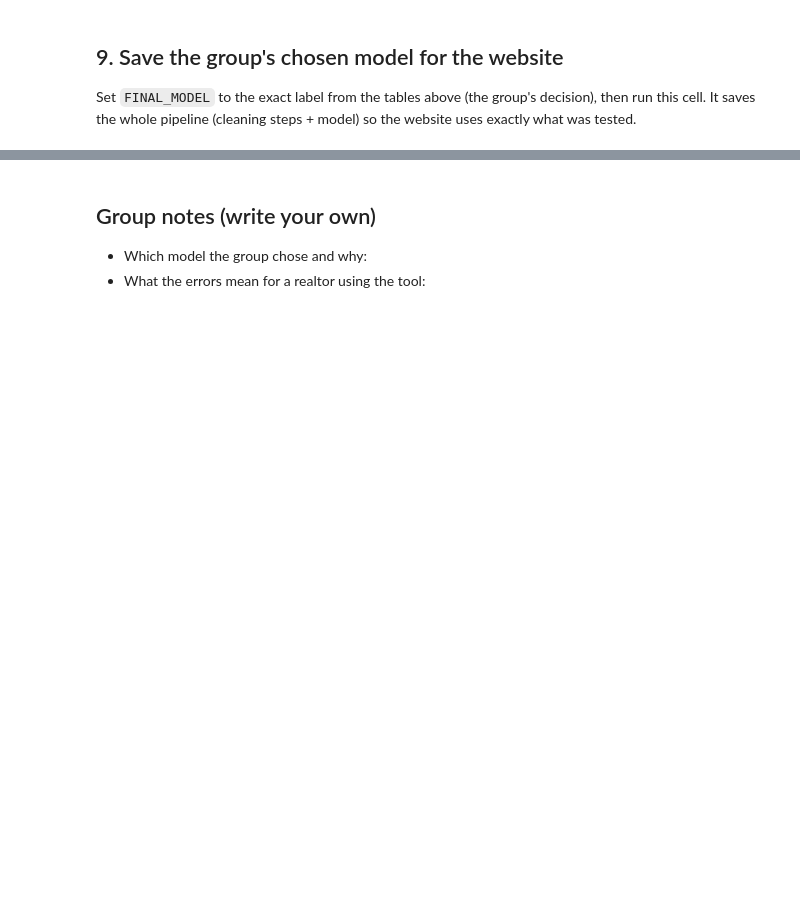
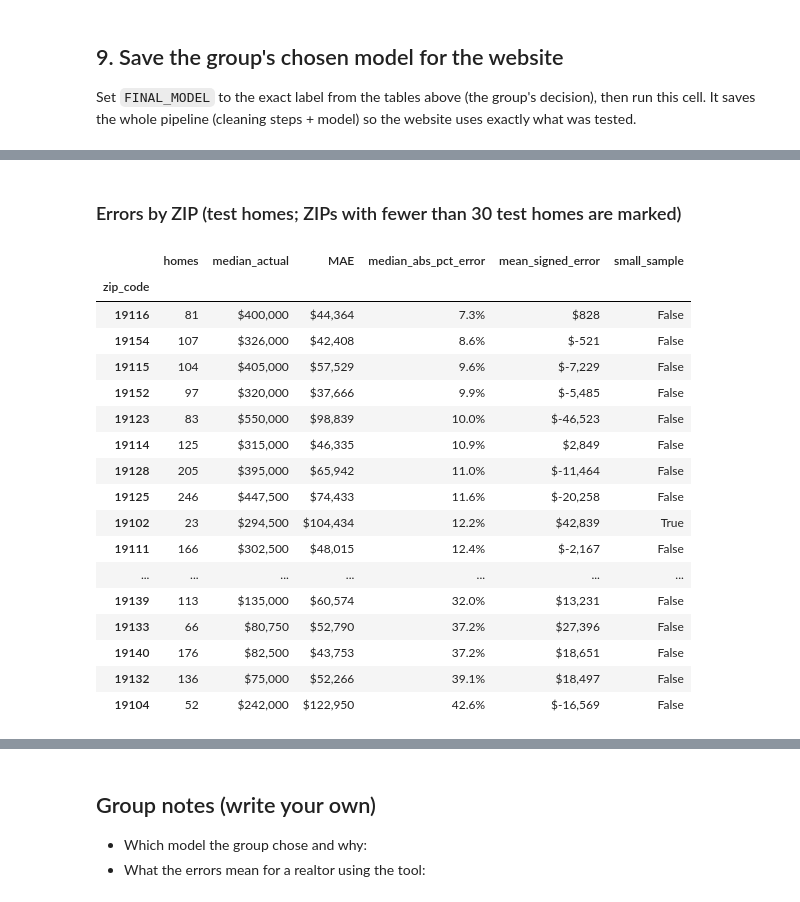
Before and after one commit to HyeseongO/philly-home-price-predictor, a Jupyter notebook: notebook/Group_Project_Modeling.ipynb, the cells around one changed output, grey strips where cells are left out. Drawn from its saved outputs; the diff is of its cells as text; code cells hidden in the pictures; blank space fills up the shorter version.

```diff
--- a/notebook/Group_Project_Modeling.ipynb
+++ b/notebook/Group_Project_Modeling.ipynb
@@ -253,7 +259,7 @@ pd.DataFrame(gap).style.format({"Train MAE": "${:,.0f}", "Test MAE": "${:,.0f}",
 Set `FINAL_MODEL` to the exact label from the tables above (the group's decision), then run this cell.
 It saves the whole pipeline (cleaning steps + model) so the website uses exactly what was tested.
 # %%
-FINAL_MODEL = None   # e.g. "Gradient Boosting | log(price)"  <- group fills in
+FINAL_MODEL = "Random Forest | price"   # group decision, 2026-10-13
 
 if FINAL_MODEL is None:
     print("No model chosen yet. Set FINAL_MODEL to one of:")
@@ -264,7 +270,8 @@ else:
     final = CANDIDATES[FINAL_MODEL]          # already fit on the training set in section 7
     joblib.dump({"model": final, "numeric": NUMERIC, "categorical": CATEGORICAL,
                  "trained_on": "philly_sf_sales_clean.csv, bundles dropped, random 80/20 train split"},
-                "app/model.joblib")
+                "app/model.joblib", compress=3)
+    print(f"model file size: {os.path.getsize('app/model.joblib')/1e6:.1f} MB")
     sample = X_test.iloc[[0]]
     print("saved app/model.joblib | check prediction for the website:", sample.to_dict("records")[0],
           f"-> ${final.predict(sample)[0]:,.0f}")
@@ -280,0 +348,8 @@ Gradient Boosting | log(price)
+# %%
+bands = [25_000, 100_000, 200_000, 300_000, 500_000, 1_000_000, np.inf]
+labels = ["$25K-100K", "$100K-200K", "$200K-300K", "$300K-500K", "$500K-1M", "$1M+"]
+res["price_band"] = pd.cut(res["actual"], bands, labels=labels)
+by_band = res.groupby("price_band", observed=True).agg(
+    homes=("actual", "size"), MAE=("abs_error", "mean"), median_abs_pct_error=("abs_pct_error", "median"),
+    mean_signed_error=("error", "mean"))
+by_band.style.format({"MAE": "${:,.0f}", "median_abs_pct_error": "{:.1%}", "mean_signed_error": "${:,.0f}"})
@@ -280,0 +365,28 @@ Gradient Boosting | log(price)
+# %% [markdown]
+### Errors by ZIP (test homes; ZIPs with fewer than 30 test homes are marked)
+# %%
+res["zip_code"] = X_test["zip_code"]
+by_zip = res.groupby("zip_code").agg(homes=("actual", "size"), median_actual=("actual", "median"),
+                                     MAE=("abs_error", "mean"), median_abs_pct_error=("abs_pct_error", "median"),
+                                     mean_signed_error=("error", "mean")).sort_values("median_abs_pct_error")
+by_zip["small_sample"] = by_zip["homes"] < 30
+by_zip.style.format({"median_actual": "${:,.0f}", "MAE": "${:,.0f}", "median_abs_pct_error": "{:.1%}", "mean_signed_error": "${:,.0f}"})
+# %% [output]
+|  | homes | median_actual | MAE | median_abs_pct_error | mean_signed_error | small_sample |
+| zip_code |  |  |  |  |  |  |
+| 19116 | 81 | $400,000 | $44,364 | 7.3% | $828 | False |
+| 19154 | 107 | $326,000 | $42,408 | 8.6% | $-521 | False |
+| 19115 | 104 | $405,000 | $57,529 | 9.6% | $-7,229 | False |
+| 19152 | 97 | $320,000 | $37,666 | 9.9% | $-5,485 | False |
+| 19123 | 83 | $550,000 | $98,839 | 10.0% | $-46,523 | False |
+| 19114 | 125 | $315,000 | $46,335 | 10.9% | $2,849 | False |
+| 19128 | 205 | $395,000 | $65,942 | 11.0% | $-11,464 | False |
+| 19125 | 246 | $447,500 | $74,433 | 11.6% | $-20,258 | False |
+| 19102 | 23 | $294,500 | $104,434 | 12.2% | $42,839 | True |
+| 19111 | 166 | $302,500 | $48,015 | 12.4% | $-2,167 | False |
+| ... | ... | ... | ... | ... | ... | ... |
+| 19139 | 113 | $135,000 | $60,574 | 32.0% | $13,231 | False |
+| 19133 | 66 | $80,750 | $52,790 | 37.2% | $27,396 | False |
+| 19140 | 176 | $82,500 | $43,753 | 37.2% | $18,651 | False |
+| 19132 | 136 | $75,000 | $52,266 | 39.1% | $18,497 | False |
+| 19104 | 52 | $242,000 | $122,950 | 42.6% | $-16,569 | False |
```
Also changed, not shown: parts of 17 cells of this notebook, 1 other file.
